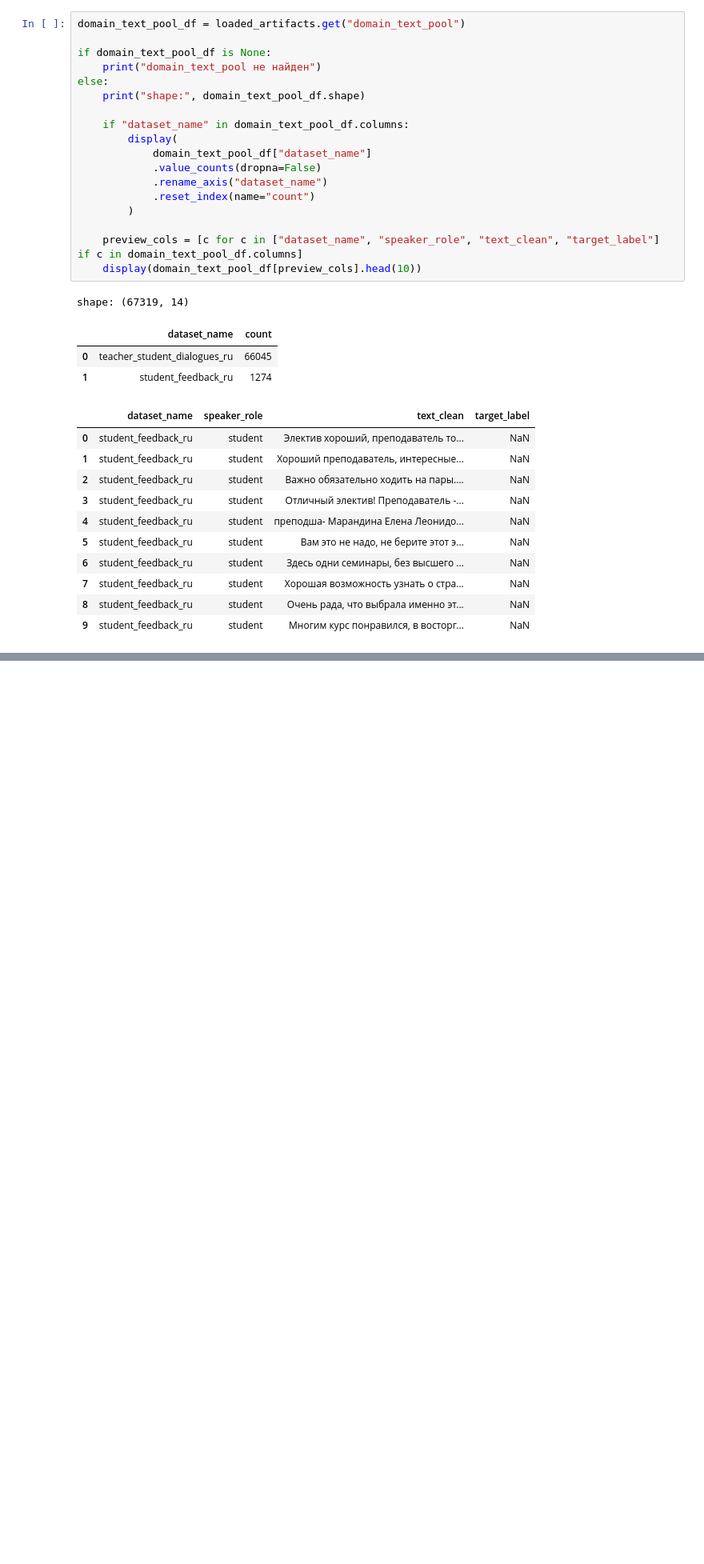
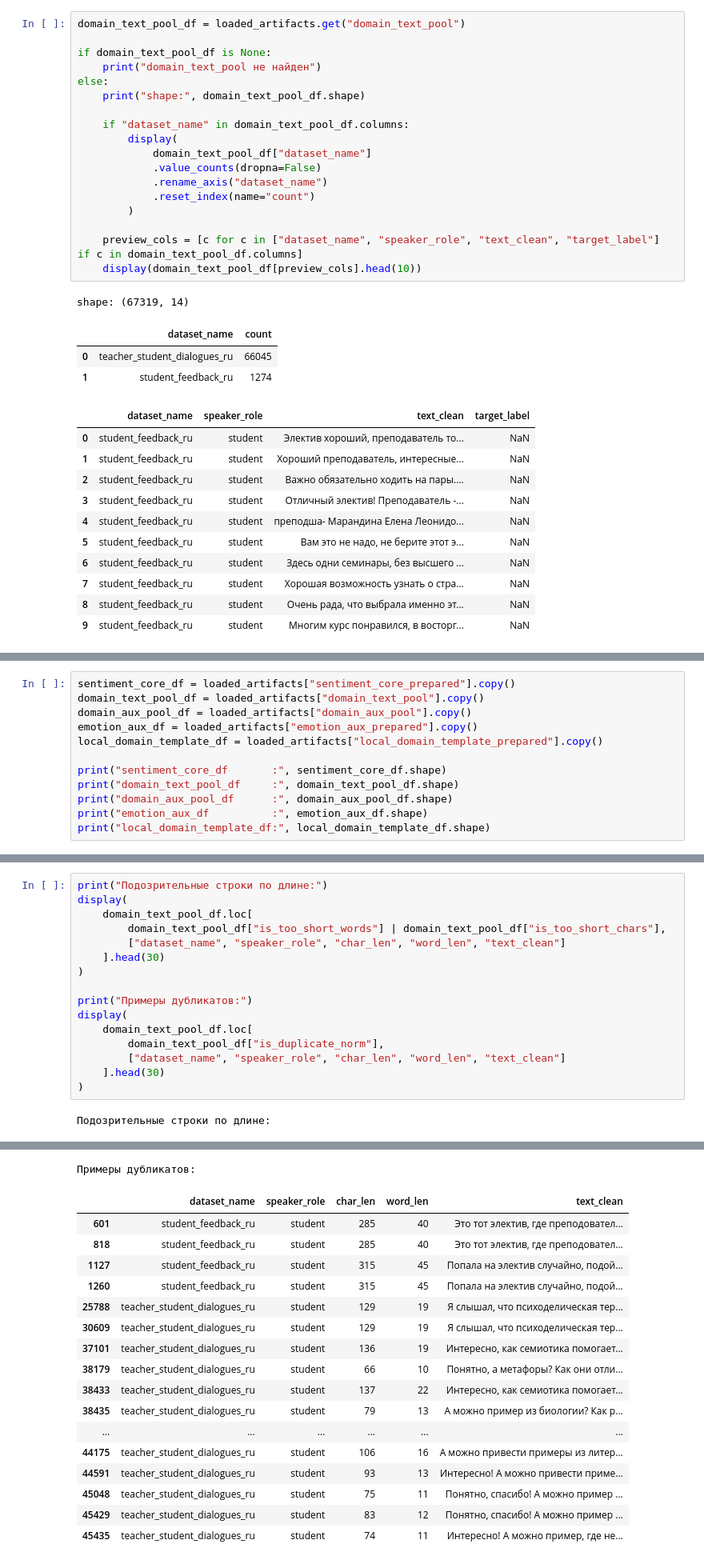
Before and after one commit to DenisBoytsov41/tutors-sentiment-coursework, a Jupyter notebook: notebooks/03_prepare_labeling_set.ipynb, the cells around one changed output, grey strips where cells are left out. Shown at 80% size. Drawn from its saved outputs; the diff is of its cells as text; blank space fills up the shorter version.

```diff
--- a/notebooks/03_prepare_labeling_set.ipynb
+++ b/notebooks/03_prepare_labeling_set.ipynb
@@ -515,0 +526,12 @@ shape: (67319, 14)
+# %%
+sentiment_core_df = loaded_artifacts["sentiment_core_prepared"].copy()
+domain_text_pool_df = loaded_artifacts["domain_text_pool"].copy()
+domain_aux_pool_df = loaded_artifacts["domain_aux_pool"].copy()
+emotion_aux_df = loaded_artifacts["emotion_aux_prepared"].copy()
+local_domain_template_df = loaded_artifacts["local_domain_template_prepared"].copy()
+
+print("sentiment_core_df       :", sentiment_core_df.shape)
+print("domain_text_pool_df     :", domain_text_pool_df.shape)
+print("domain_aux_pool_df      :", domain_aux_pool_df.shape)
+print("emotion_aux_df          :", emotion_aux_df.shape)
+print("local_domain_template_df:", local_domain_template_df.shape)
@@ -515,0 +645,18 @@ shape: (67319, 14)
+# %%
+print("Подозрительные строки по длине:")
+display(
+    domain_text_pool_df.loc[
+        domain_text_pool_df["is_too_short_words"] | domain_text_pool_df["is_too_short_chars"],
+        ["dataset_name", "speaker_role", "char_len", "word_len", "text_clean"]
+    ].head(30)
+)
+
+print("Примеры дубликатов:")
+display(
+    domain_text_pool_df.loc[
+        domain_text_pool_df["is_duplicate_norm"],
+        ["dataset_name", "speaker_role", "char_len", "word_len", "text_clean"]
+    ].head(30)
+)
+# %% [output]
+Подозрительные строки по длине:
@@ -515,0 +675,18 @@ shape: (67319, 14)
+Примеры дубликатов:
+|  | dataset_name | speaker_role | char_len | word_len | text_clean |
+| 601 | student_feedback_ru | student | 285 | 40 | Это тот электив, где преподовател... |
+| 818 | student_feedback_ru | student | 285 | 40 | Это тот электив, где преподовател... |
+| 1127 | student_feedback_ru | student | 315 | 45 | Попала на электив случайно, подой... |
+| 1260 | student_feedback_ru | student | 315 | 45 | Попала на электив случайно, подой... |
+| 25788 | teacher_student_dialogues_ru | student | 129 | 19 | Я слышал, что психоделическая тер... |
+| 30609 | teacher_student_dialogues_ru | student | 129 | 19 | Я слышал, что психоделическая тер... |
+| 37101 | teacher_student_dialogues_ru | student | 136 | 19 | Интересно, как семиотика помогает... |
+| 38179 | teacher_student_dialogues_ru | student | 66 | 10 | Понятно, а метафоры? Как они отли... |
+| 38433 | teacher_student_dialogues_ru | student | 137 | 22 | Интересно, как семиотика помогает... |
+| 38435 | teacher_student_dialogues_ru | student | 79 | 13 | А можно пример из биологии? Как р... |
+| ... | ... | ... | ... | ... | ... |
+| 44175 | teacher_student_dialogues_ru | student | 106 | 16 | А можно привести примеры из литер... |
+| 44591 | teacher_student_dialogues_ru | student | 93 | 13 | Интересно! А можно привести приме... |
+| 45048 | teacher_student_dialogues_ru | student | 75 | 11 | Понятно, спасибо! А можно пример ... |
+| 45429 | teacher_student_dialogues_ru | student | 83 | 12 | Понятно, спасибо! А можно пример ... |
+| 45435 | teacher_student_dialogues_ru | student | 74 | 11 | Интересно! А можно пример, где не... |
```
Also changed, not shown: parts of 48 cells of this notebook.
